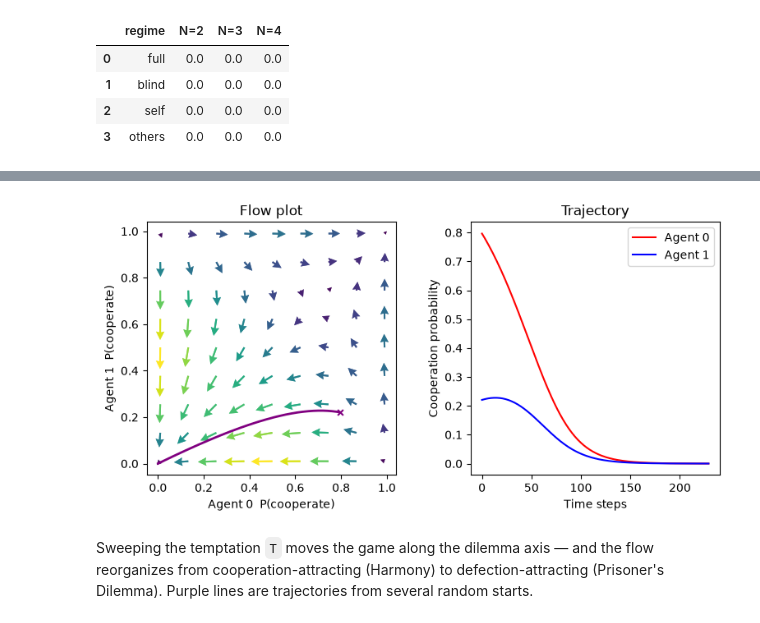
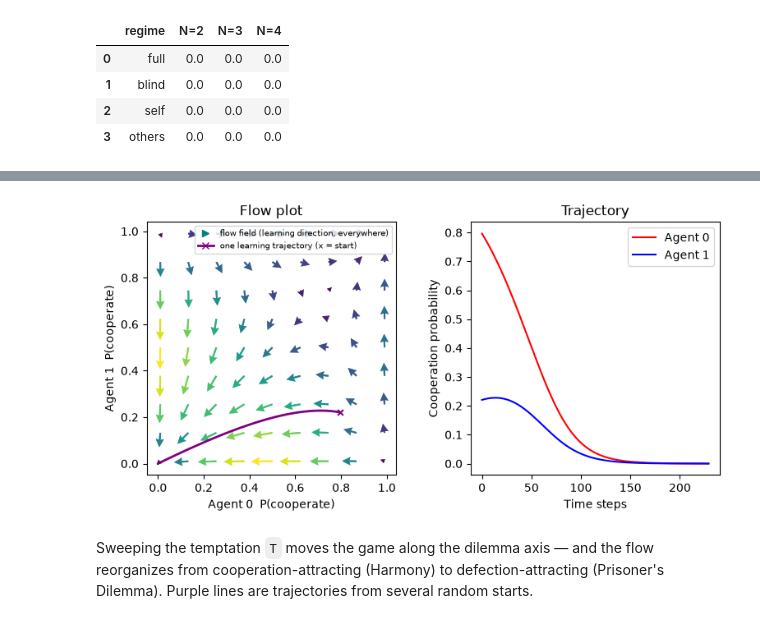
Before and after one commit to marimeireles/MARL-mixed, a Jupyter notebook: jaxmarl_env/results_notebook.ipynb, the cells around one changed output, grey strips where cells are left out. Saved outputs shown, nothing was run; the diff lists cells and outputs as text; code cells hidden in the pictures.

```diff
--- a/jaxmarl_env/results_notebook.ipynb
+++ b/jaxmarl_env/results_notebook.ipynb
@@ -210,32 +220,38 @@ Python 3.11 environment as JaxMARL — forced onto CPU for the small CRLD comput
 # %%
 import os as _os
 _os.environ.setdefault("JAX_PLATFORMS", "cpu")   # CRLD compute is tiny; CPU avoids GPU setup
 import sys as _sys
 _sys.path.insert(0, REPO)
 import numpy as _np
 from pyCRLD.Agents.StrategyActorCritic import stratAC
 from pyCRLD.Environments.SocialDilemma import SocialDilemma
 from pyCRLD.Utils import FlowPlot as fp
 
 env = SocialDilemma(R=1.0, T=0.8, S=-0.5, P=0.0)
 mae = stratAC(env=env, learning_rates=0.1, discount_factors=0.9)
 _np.random.seed(0)
 xtraj, reached = mae.trajectory(mae.random_softmax_strategy(), Tmax=10000, tolerance=1e-5)
 
 fig, axs = plt.subplots(1, 2, figsize=(9, 4)); plt.subplots_adjust(wspace=0.3)
 xs = ([0], [0], [0]); ys = ([1], [0], [0])
 ax = fp.plot_strategy_flow(mae, xs, ys, use_RPEarrows=False,
                            flowarrow_points=_np.linspace(0.01, 0.99, 9), axes=[axs[0]])
 fp.plot_trajectories([xtraj], xs, ys, cols=["purple"], axes=ax)
 axs[0].set_xlabel("Agent 0  P(cooperate)"); axs[0].set_ylabel("Agent 1  P(cooperate)")
 axs[0].set_title("Flow plot")
+# explicit legend so the two elements are unmistakable
+from matplotlib.lines import Line2D as _L
+axs[0].legend(handles=[
+    _L([0],[0], color="teal", marker=">", ls="none", label="flow field (learning direction, everywhere)"),
+    _L([0],[0], color="purple", lw=2, marker="x", label="one learning trajectory (x = start)"),
+], fontsize=7, loc="upper right")
 axs[1].plot(xtraj[:, 0, 0, 0], label="Agent 0", c="red")
 axs[1].plot(xtraj[:, 1, 0, 0], label="Agent 1", c="blue")
 axs[1].set_xlabel("Time steps"); axs[1].set_ylabel("Cooperation probability")
 axs[1].legend(); axs[1].set_title("Trajectory")
 plt.show()
 # %% [output]
-[figure, old version]
+[figure, new version]
 # %% [markdown]
 Sweeping the temptation `T` moves the game along the dilemma axis — and the
 flow reorganizes from cooperation-attracting (Harmony) to defection-attracting
```
Also changed, not shown: parts of 8 cells of this notebook, 11 other files.
